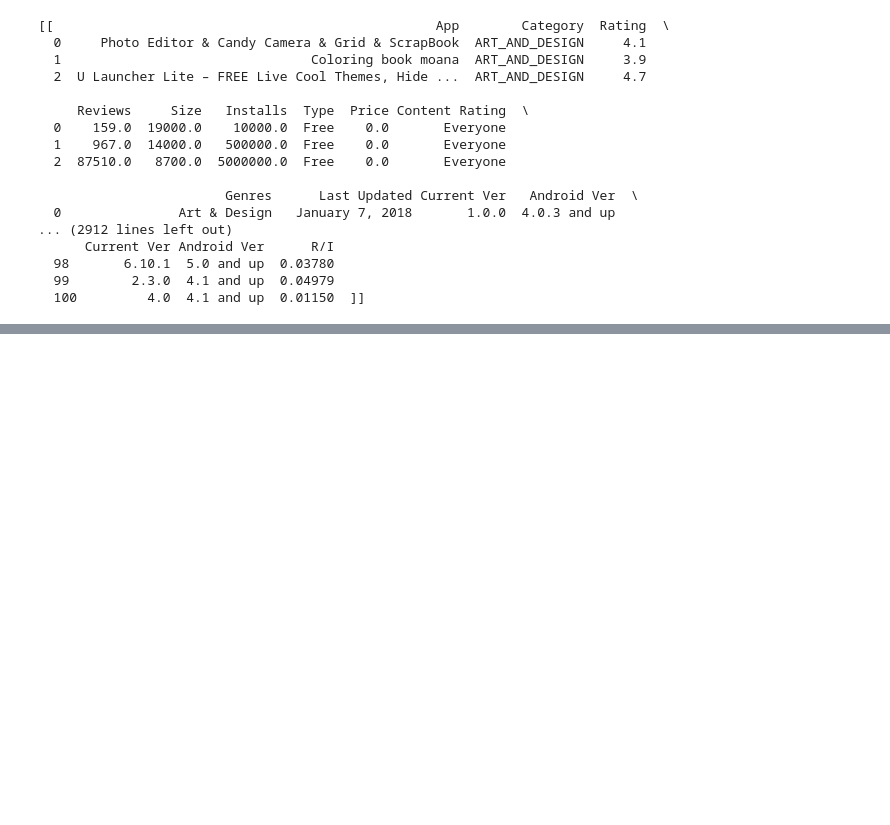
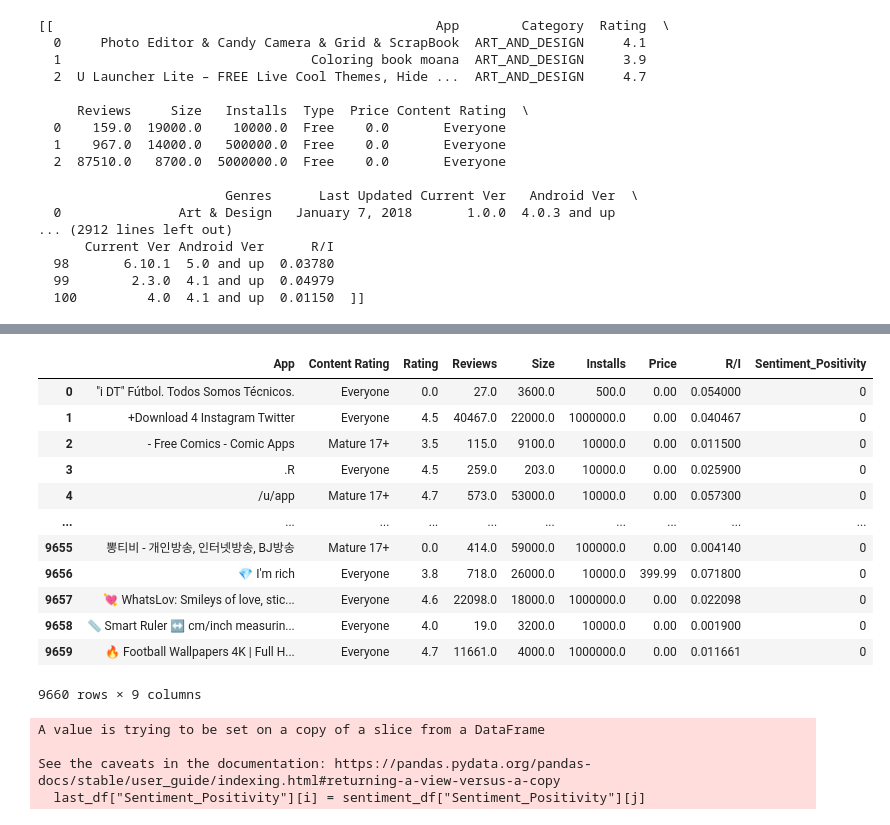
Before and after one commit to Ikayeze/develhope-second-project, a Jupyter notebook: Week_4.ipynb, the cells around one changed output, grey strips where cells are left out. Saved outputs shown, nothing was run; the diff lists cells and outputs as text; code cells hidden in the pictures; blank space fills up the shorter version.

```diff
--- a/Week_4.ipynb
+++ b/Week_4.ipynb
@@ -216,0 +232,4 @@ sns.heatmap(df_heatmap, )
+# %%
+last_df = df.groupby(["App", "Content Rating"]).mean()
+# %%
+last_df.reset_index(inplace=True)
@@ -216,0 +254,26 @@ sns.heatmap(df_heatmap, )
+# %%
+last_df
+# %% [output]
+|  | App | Content Rating | Rating | Reviews | Size | Installs | Price | R/I | Sentiment_Positivity |
+| 0 | "i DT" Fútbol. Todos Somos Técnicos. | Everyone | 0.0 | 27.0 | 3600.0 | 500.0 | 0.00 | 0.054000 | 0 |
+| 1 | +Download 4 Instagram Twitter | Everyone | 4.5 | 40467.0 | 22000.0 | 1000000.0 | 0.00 | 0.040467 | 0 |
+| 2 | - Free Comics - Comic Apps | Mature 17+ | 3.5 | 115.0 | 9100.0 | 10000.0 | 0.00 | 0.011500 | 0 |
+| 3 | .R | Everyone | 4.5 | 259.0 | 203.0 | 10000.0 | 0.00 | 0.025900 | 0 |
+| 4 | /u/app | Mature 17+ | 4.7 | 573.0 | 53000.0 | 10000.0 | 0.00 | 0.057300 | 0 |
+| ... | ... | ... | ... | ... | ... | ... | ... | ... | ... |
+| 9655 | 뽕티비 - 개인방송, 인터넷방송, BJ방송 | Mature 17+ | 0.0 | 414.0 | 59000.0 | 100000.0 | 0.00 | 0.004140 | 0 |
+| 9656 | 💎 I'm rich | Everyone | 3.8 | 718.0 | 26000.0 | 10000.0 | 399.99 | 0.071800 | 0 |
+| 9657 | 💘 WhatsLov: Smileys of love, stic... | Everyone | 4.6 | 22098.0 | 18000.0 | 1000000.0 | 0.00 | 0.022098 | 0 |
+| 9658 | 📏 Smart Ruler ↔️ cm/inch measurin... | Everyone | 4.0 | 19.0 | 3200.0 | 10000.0 | 0.00 | 0.001900 | 0 |
+| 9659 | 🔥 Football Wallpapers 4K | Full H... | Everyone | 4.7 | 11661.0 | 4000.0 | 1000000.0 | 0.00 | 0.011661 | 0 |
+9660 rows × 9 columns
+# %%
+for i in range(len(last_df)):
+    for j in range(len(sentiment_df)):
+        if last_df["App"][i] == sentiment_df["App"][j]:
+            last_df["Sentiment_Positivity"][i] = sentiment_df["Sentiment_Positivity"][j]
+# %% [output]
+A value is trying to be set on a copy of a slice from a DataFrame
+
+See the caveats in the documentation: https://pandas.pydata.org/pandas-docs/stable/user_guide/indexing.html#returning-a-view-versus-a-copy
+  last_df["Sentiment_Positivity"][i] = sentiment_df["Sentiment_Positivity"][j]
```
Also changed, not shown: parts of 17 cells of this notebook, 2 other files.
